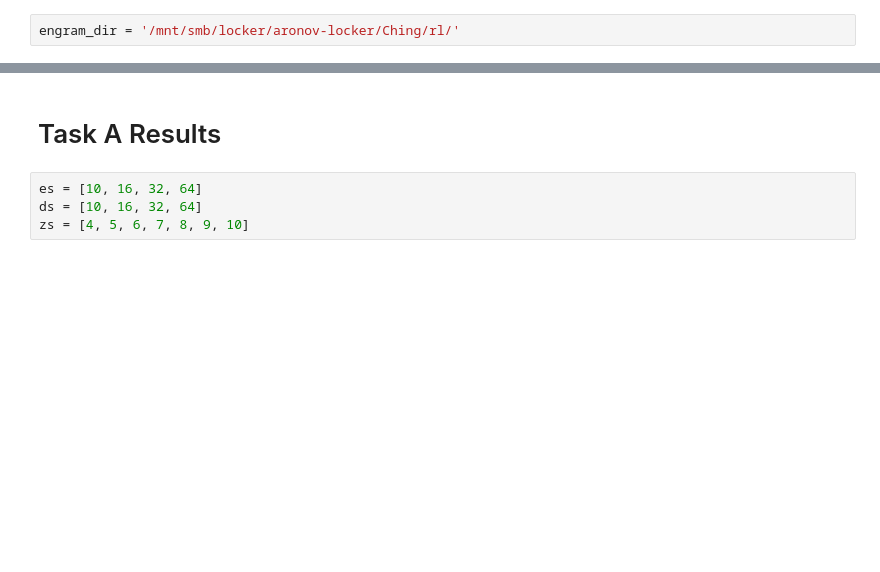
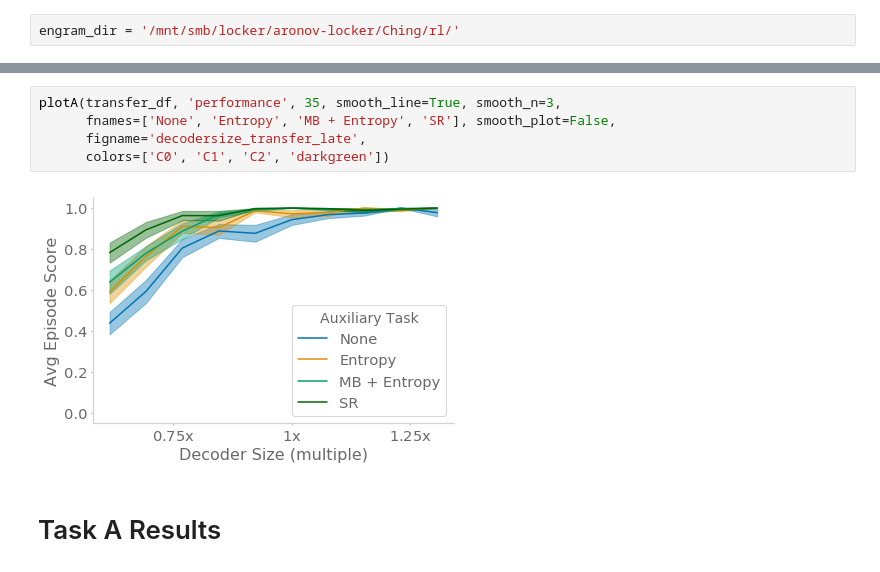
Before and after one commit to chingf/auxrl, a Jupyter notebook: notebooks/analyse_foraging_summary_statistics.ipynb, the cells around one changed output, grey strips where cells are left out. Saved outputs shown, nothing was run; the diff lists cells and outputs as text; blank space fills up the shorter version.

```diff
--- a/notebooks/analyse_foraging_summary_statistics.ipynb
+++ b/notebooks/analyse_foraging_summary_statistics.ipynb
@@ -147,8 +183,11 @@ sns.lineplot(
+# %%
+plotA(transfer_df, 'performance', 35, smooth_line=True, smooth_n=3,
+      fnames=['None', 'Entropy', 'MB + Entropy', 'SR'], smooth_plot=False,
+      figname='decodersize_transfer_late',
+      colors=['C0', 'C1', 'C2', 'darkgreen'])
+# %% [output]
+[figure, added]
 # %% [markdown]
 # Task A Results
-# %%
-es = [10, 16, 32, 64]
-ds = [10, 16, 32, 64]
-zs = [4, 5, 6, 7, 8, 9, 10]
 # %%
 taskA_data = {
```
Also changed, not shown: parts of 24 cells of this notebook.
